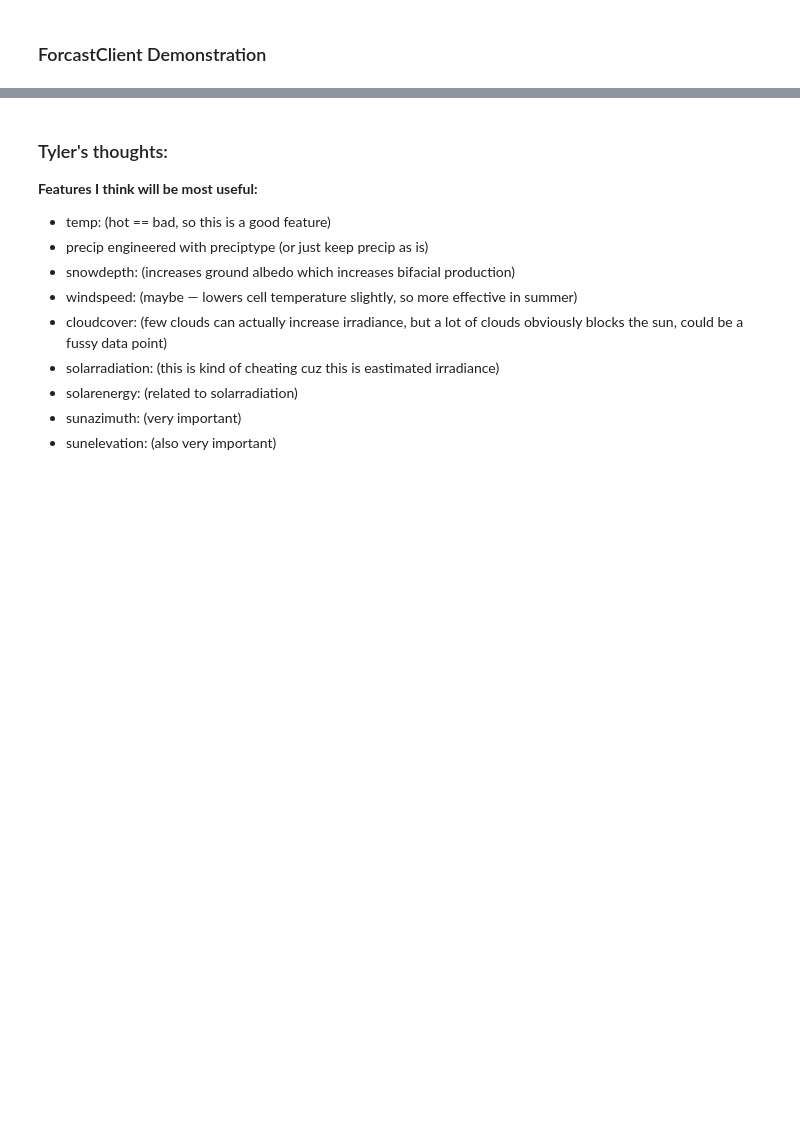
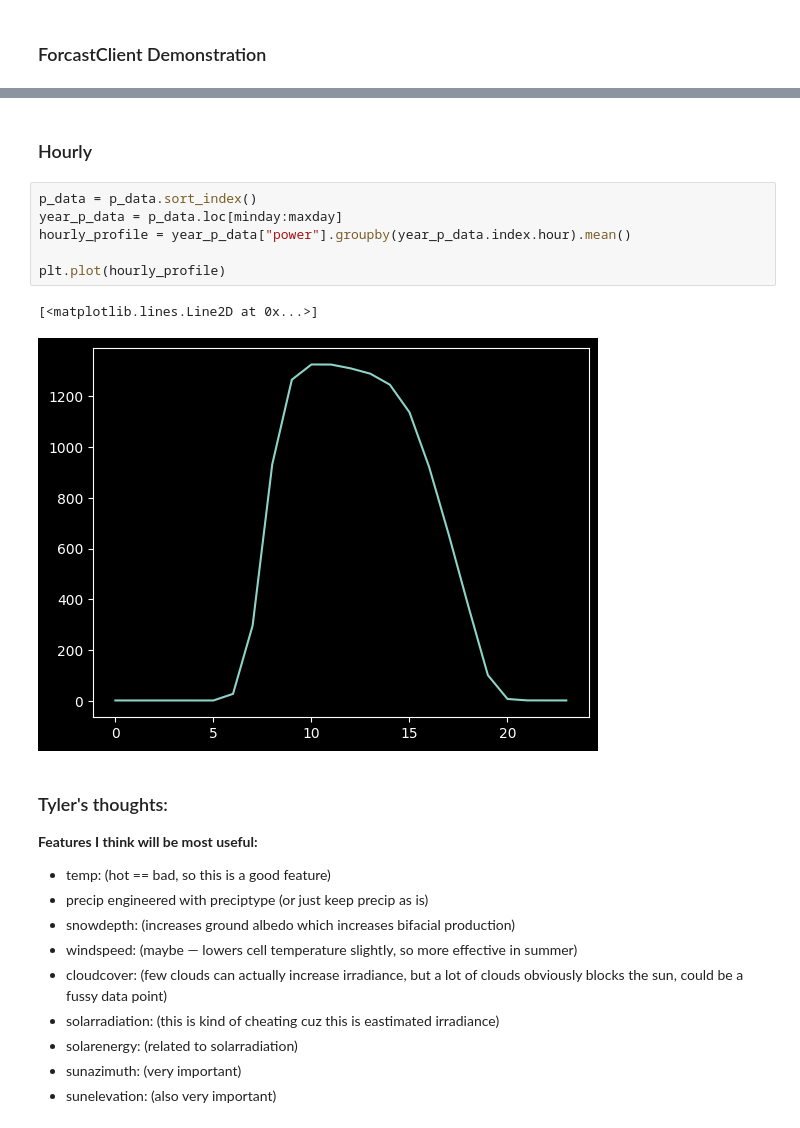
Before and after one commit to khakis23/JuniorDesignP1, a Jupyter notebook: main.ipynb, the cells around one changed output, grey strips where cells are left out. Saved outputs shown, nothing was run; the diff lists cells and outputs as text; blank space fills up the shorter version.

```diff
--- a/main.ipynb
+++ b/main.ipynb
@@ -74,3 +137,14 @@ Getting forecast for 2026-02-11 days from 2026-02-10...
+# %% [markdown]
+### Hourly
+# %%
+p_data = p_data.sort_index()
+year_p_data = p_data.loc[minday:maxday]
+hourly_profile = year_p_data["power"].groupby(year_p_data.index.hour).mean()
+
+plt.plot(hourly_profile)
+# %% [output]
+[<matplotlib.lines.Line2D at 0x...>]
+[figure, added]
 # %% [markdown]
 ### Tyler's thoughts:
 
```
Also changed, not shown: parts of 7 cells of this notebook, 1 other file.
